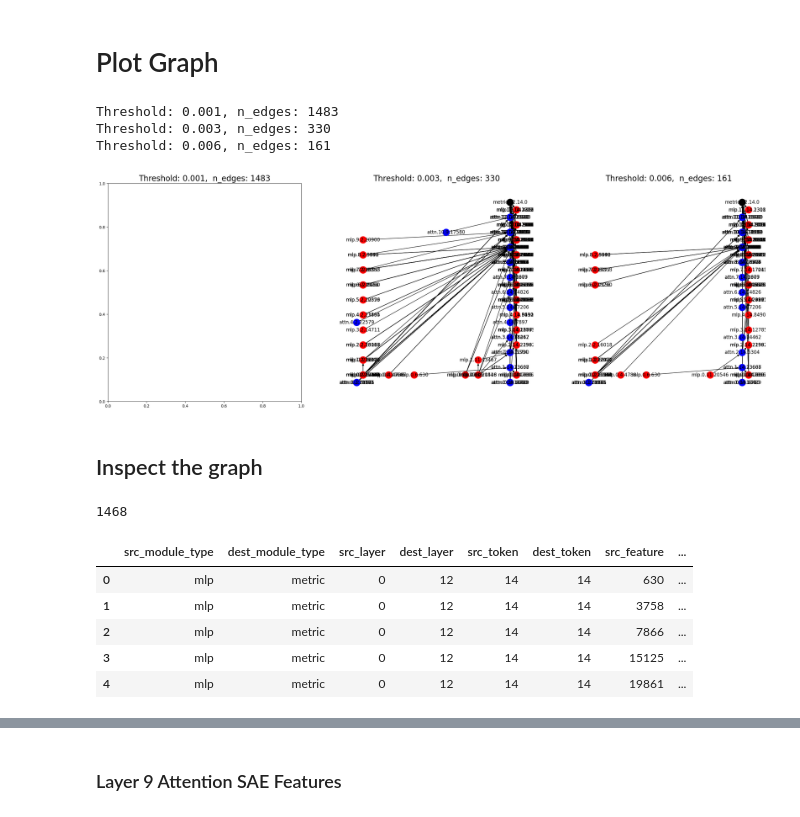
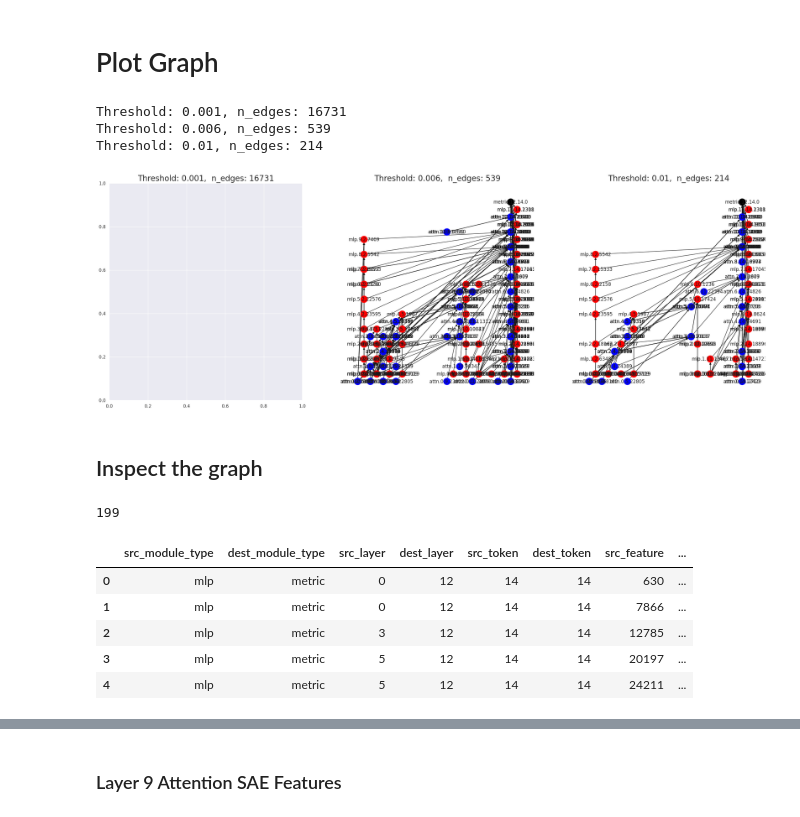
Before and after one commit to dtch1997/circuit-finder, a Jupyter notebook: circuit_finder/experiments/viz_leap_experiment_results.ipynb, the cells around one changed output, grey strips where cells are left out. Cells and saved outputs as stored; diff of their text form; code cells hidden in the pictures.

```diff
--- a/circuit_finder/experiments/viz_leap_experiment_results.ipynb
+++ b/circuit_finder/experiments/viz_leap_experiment_results.ipynb
@@ -52,33 +52,33 @@ df.head()
 # %%
 import matplotlib.pyplot as plt
 
 fig, axs = plt.subplots(nrows=1, ncols=3, figsize=(30, 10))
 thresholds = [
     0.001,
-    0.003,
+    # 0.003,
     0.006,
-    # 0.06,
+    0.01,
 ]
 
 for ax, threshold in zip(axs, thresholds):
     with open(results_dir / f"leap-graph_threshold={threshold}.json") as f:
         graph = EAPGraph.from_json(json.load(f))
 
     n_edges = len(graph.get_edges())
     print(f"Threshold: {threshold}, n_edges: {n_edges}")
     ax.set_title(f"Threshold: {threshold},  n_edges: {n_edges}", fontsize=20)
 
     if n_edges > 1000:
         continue
     show_attrib_graph(graph, ax=ax)
 
 
 fig.show()
 # %% [output]
-Threshold: 0.001, n_edges: 1483
-Threshold: 0.003, n_edges: 330
-Threshold: 0.006, n_edges: 161
+Threshold: 0.001, n_edges: 16731
+Threshold: 0.006, n_edges: 539
+Threshold: 0.01, n_edges: 214
-[figure, old version]
+[figure, new version]
 # %% [markdown]
 ## Inspect the graph
 # %%
@@ -91,7 +91,7 @@ import pandas as pd
 from circuit_finder.core.types import parse_node_name
 
 rows = []
-for edge, edge_info in graph.graph:
+for edge, edge_info, _ in graph.graph:
     dest, src = edge
     if 'metric' in src: continue
     nn_grad, nn_attrib, em_grad, em_attrib = edge_info
@@ -115,13 +115,13 @@ df = pd.DataFrame(rows)
 print(len(df))
 df.head()
 # %% [output]
-1468
+199
 |  | src_module_type | dest_module_type | src_layer | dest_layer | src_token | dest_token | src_feature | ... |
 | 0 | mlp | metric | 0 | 12 | 14 | 14 | 630 | ... |
-| 1 | mlp | metric | 0 | 12 | 14 | 14 | 3758 | ... |
-| 2 | mlp | metric | 0 | 12 | 14 | 14 | 7866 | ... |
-| 3 | mlp | metric | 0 | 12 | 14 | 14 | 15125 | ... |
-| 4 | mlp | metric | 0 | 12 | 14 | 14 | 19861 | ... |
+| 1 | mlp | metric | 0 | 12 | 14 | 14 | 7866 | ... |
+| 2 | mlp | metric | 3 | 12 | 14 | 14 | 12785 | ... |
+| 3 | mlp | metric | 5 | 12 | 14 | 14 | 20197 | ... |
+| 4 | mlp | metric | 5 | 12 | 14 | 14 | 24211 | ... |
 # %%
 import seaborn as sns
 import matplotlib.pyplot as plt
```
Also changed, not shown: parts of 9 cells of this notebook, 2 other files.
